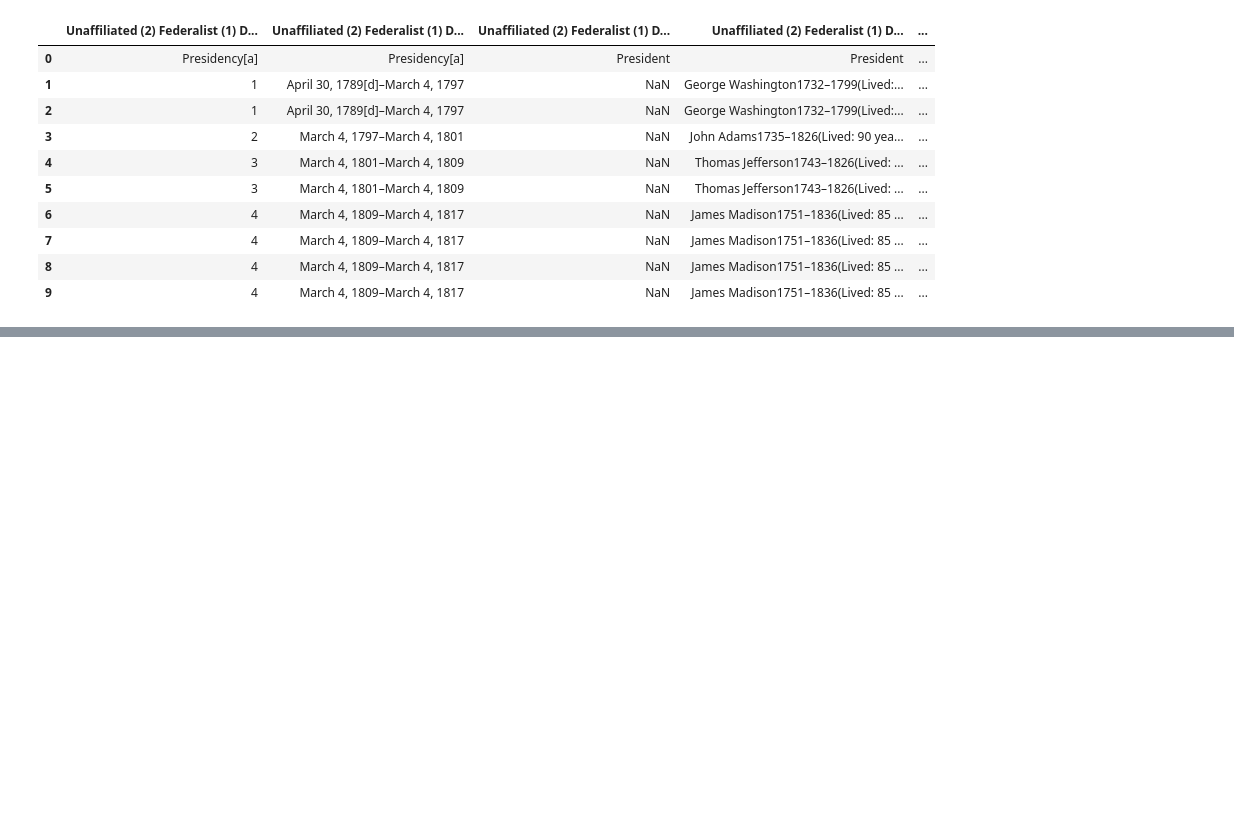
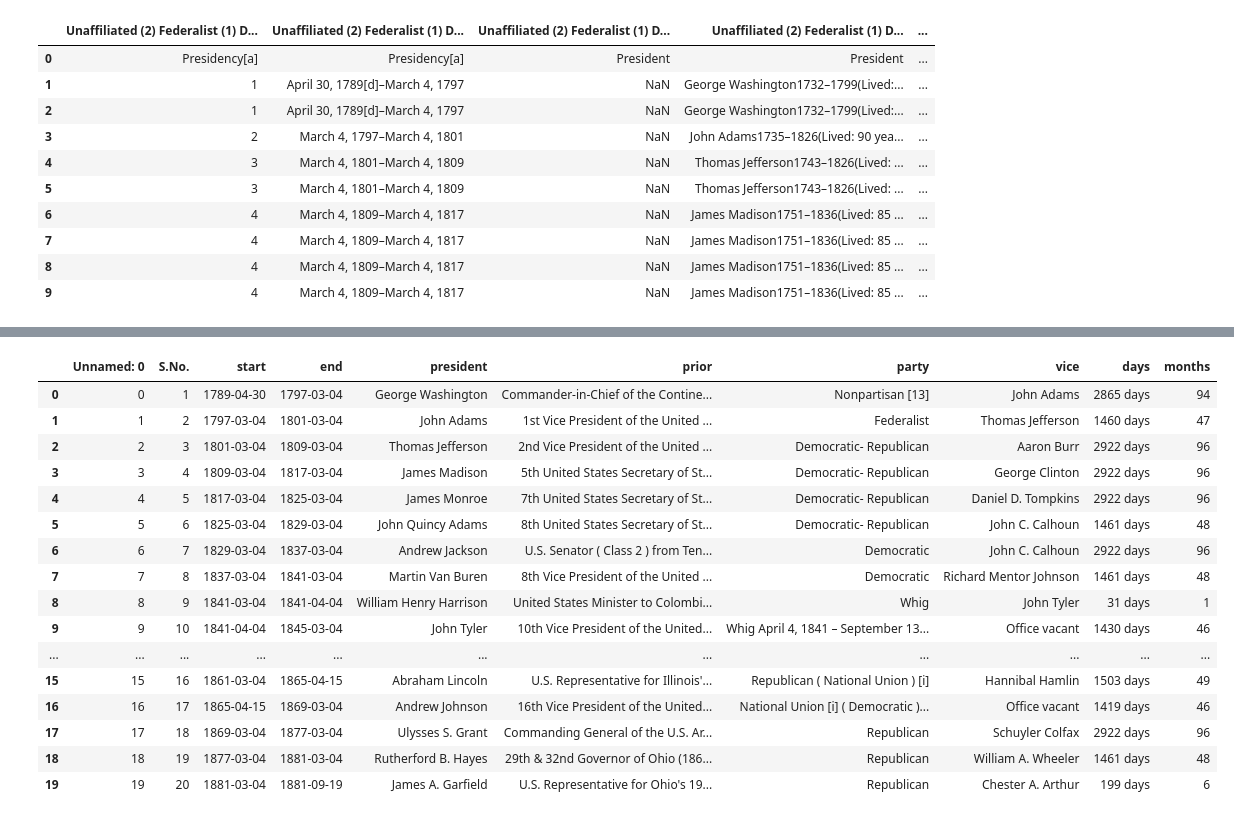
Before and after one commit to Carterbouley/mod_3_project, a Jupyter notebook: Josh Notebook.ipynb, the cells around one changed output, grey strips where cells are left out. Saved outputs shown, nothing was run; the diff lists cells and outputs as text; code cells hidden in the pictures; blank space fills up the shorter version.

Commit message:
datetime

```diff
--- a/Josh Notebook.ipynb
+++ b/Josh Notebook.ipynb
@@ -393,0 +410,3 @@ df1
+# %%
+df1['start'] = pd.to_datetime(df1['start'])
+df1['end'] = pd.to_datetime(df1['end'])
@@ -393,0 +424,8 @@ df1
+# %%
+df1['days'] = df1['end'] - df1['start']
+# %%
+df1 = df1.drop('days', axis=1)
+df1 = df1.drop('months', axis=1)
+# %%
+#getting the number of months each president spent in office.
+df1['months'] = df1.days // np.timedelta64(1, 'M')
@@ -393,0 +441,20 @@ df1
+# %%
+df1.head(20)
+# %% [output]
+|  | Unnamed: 0 | S.No. | start | end | president | prior | party | vice | days | months |
+| 0 | 0 | 1 | 1789-04-30 | 1797-03-04 | George Washington | Commander-in-Chief of the Contine... | Nonpartisan [13] | John Adams | 2865 days | 94 |
+| 1 | 1 | 2 | 1797-03-04 | 1801-03-04 | John Adams | 1st Vice President of the United ... | Federalist | Thomas Jefferson | 1460 days | 47 |
+| 2 | 2 | 3 | 1801-03-04 | 1809-03-04 | Thomas Jefferson | 2nd Vice President of the United ... | Democratic- Republican | Aaron Burr | 2922 days | 96 |
+| 3 | 3 | 4 | 1809-03-04 | 1817-03-04 | James Madison | 5th United States Secretary of St... | Democratic- Republican | George Clinton | 2922 days | 96 |
+| 4 | 4 | 5 | 1817-03-04 | 1825-03-04 | James Monroe | 7th United States Secretary of St... | Democratic- Republican | Daniel D. Tompkins | 2922 days | 96 |
+| 5 | 5 | 6 | 1825-03-04 | 1829-03-04 | John Quincy Adams | 8th United States Secretary of St... | Democratic- Republican | John C. Calhoun | 1461 days | 48 |
+| 6 | 6 | 7 | 1829-03-04 | 1837-03-04 | Andrew Jackson | U.S. Senator ( Class 2 ) from Ten... | Democratic | John C. Calhoun | 2922 days | 96 |
+| 7 | 7 | 8 | 1837-03-04 | 1841-03-04 | Martin Van Buren | 8th Vice President of the United ... | Democratic | Richard Mentor Johnson | 1461 days | 48 |
+| 8 | 8 | 9 | 1841-03-04 | 1841-04-04 | William Henry Harrison | United States Minister to Colombi... | Whig | John Tyler | 31 days | 1 |
+| 9 | 9 | 10 | 1841-04-04 | 1845-03-04 | John Tyler | 10th Vice President of the United... | Whig April 4, 1841 – September 13... | Office vacant | 1430 days | 46 |
+| ... | ... | ... | ... | ... | ... | ... | ... | ... | ... | ... |
+| 15 | 15 | 16 | 1861-03-04 | 1865-04-15 | Abraham Lincoln | U.S. Representative for Illinois'... | Republican ( National Union ) [i] | Hannibal Hamlin | 1503 days | 49 |
+| 16 | 16 | 17 | 1865-04-15 | 1869-03-04 | Andrew Johnson | 16th Vice President of the United... | National Union [i] ( Democratic )... | Office vacant | 1419 days | 46 |
+| 17 | 17 | 18 | 1869-03-04 | 1877-03-04 | Ulysses S. Grant | Commanding General of the U.S. Ar... | Republican | Schuyler Colfax | 2922 days | 96 |
+| 18 | 18 | 19 | 1877-03-04 | 1881-03-04 | Rutherford B. Hayes | 29th & 32nd Governor of Ohio (186... | Republican | William A. Wheeler | 1461 days | 48 |
+| 19 | 19 | 20 | 1881-03-04 | 1881-09-19 | James A. Garfield | U.S. Representative for Ohio's 19... | Republican | Chester A. Arthur | 199 days | 6 |
```
Also changed, not shown: parts of 10 cells of this notebook, 2 other files.
